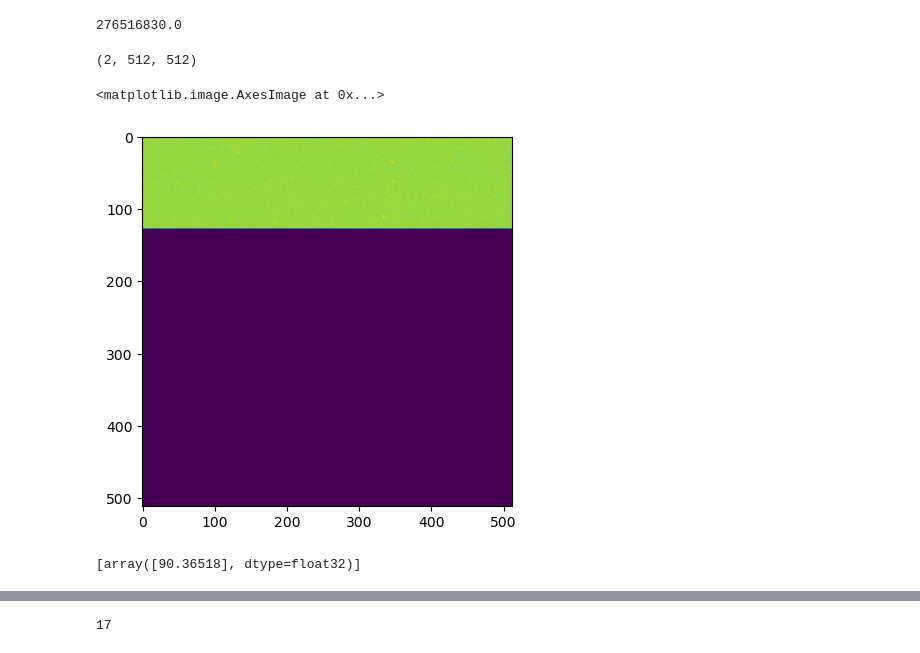
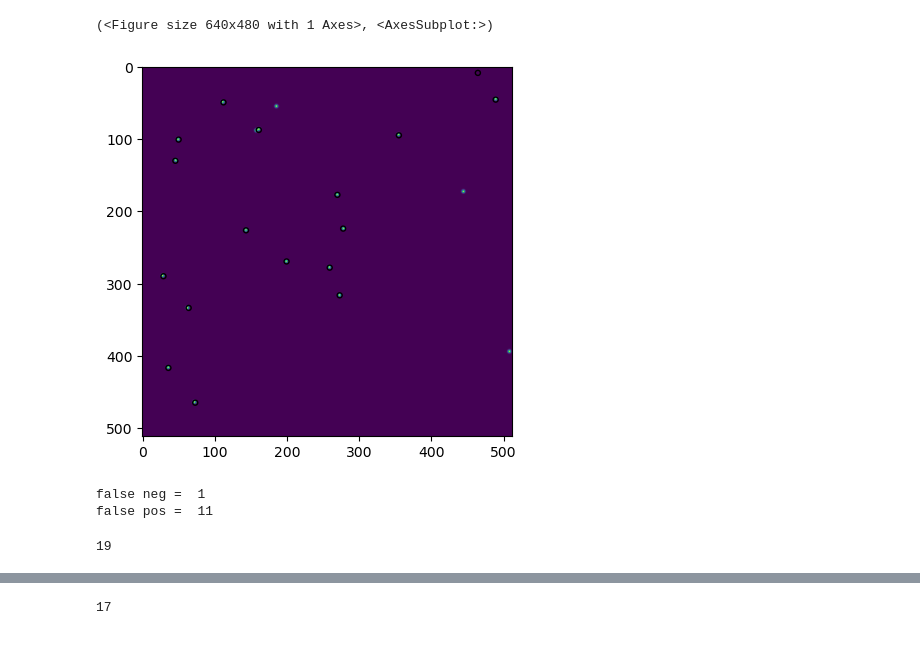
Before and after one commit to amfaber/tracking_optimizations, a Jupyter notebook: gpu-tracking/testing/video_sims/sims.ipynb, the cells around one changed output, grey strips where cells are left out. Cells and saved outputs as stored; diff of their text form; code cells hidden in the pictures.

```diff
--- a/gpu-tracking/testing/video_sims/sims.ipynb
+++ b/gpu-tracking/testing/video_sims/sims.ipynb
@@ -2,36 +2,22 @@
 import numpy as np
 import matplotlib.pyplot as plt
 from subpix_signals import subpix_signals
-import gpu_tracking
+import gpu_tracking as gt
 import trackpy as tp
 import os
 from pathlib import Path
+import pandas as pd
 
-def load_dump(path):
-    type_key = {0: "float32", 1: "uint32", 2: "int32"}
-    for curdir, folders, files in os.walk(path):
-        dumps = [file for file in files if file.startswith("dump")]
-        inds = [int(dump.split(".")[0].replace("dump", "")) for dump in dumps]
-        dumps_inds = list(zip(dumps, inds))
-        dumps_inds.sort(key = lambda x: x[1])
-        datas = []
-        for dump, ind in dumps_inds:
-            with open(Path(curdir) / f"shape{ind}.dump", "rb") as file:
-                shape_type = np.frombuffer(file.read(), dtype = "uint32")
-                shape, type = shape_type[:-1], shape_type[-1]
 
-            with open(Path(curdir) / dump, "rb") as file:
-                data = np.frombuffer(file.read(), dtype = type_key[type])
-            datas.append(data.reshape(shape))
-        return datas
-
-shape = np.array([200, 200])
+shape = np.array([512, 512])
 n_parts = 20
-# pic = np.random.normal(size = shape, dtype = "float32")
-pic = np.zeros(shape, dtype = "float32")
+bg = np.random.normal(size = shape).astype("float32")*50 + 1000
+pic = bg.copy()
+# pic = np.zeros(shape, dtype = "float32")
 parts = np.random.uniform(size = (n_parts, 2))
 parts = parts*(shape - 1).reshape(-1, 2)
-# intensities = np.random.exponential(30, size = parts.shape[0]) + 20
-intensities = 100
-# plt.imshow(subpix_signals(parts, sigmas = 2, picture = pic, intensities = intensities))
-# plt.plot(parts[:, 1], parts[:, 0], "k,")
+intensities = 1500
+pic = subpix_signals(parts, sigmas = np.sqrt(2), picture = pic, intensities = intensities)
+
+parts = pd.DataFrame(parts, columns = ["y", "x"])
+parts["frame"] = 0
@@ -40,17 +23,0 @@ arr = load_dump("../mean_pic")[0]
-# %%
-arr.sum()
-# %% [output]
-276516830.0
-# %%
-load_dump("../mean_pic")[0].shape
-# %% [output]
-(2, 512, 512)
-# %%
-plt.imshow(load_dump("../mean_pic")[0][0])
-# %% [output]
-<matplotlib.image.AxesImage at 0x...>
-[figure, removed]
-# %%
-load_dump("../mean_pic")
-# %% [output]
-[array([90.36518], dtype=float32)]
@@ -56,0 +26,16 @@ load_dump("../mean_pic")
+# %%
+d = 7
+df = gt.batch(pic, d, snr = 1.1, minmass_snr = 0.4, characterize = True, doughnut_correction = True, adaptive_background = 2, smoothing_size = 11)
+gt.annotate_image(pic - bg, df, r = d/2)
+# %% [output]
+(<Figure size 640x480 with 1 Axes>, <AxesSubplot:>)
+[figure, added]
+# %%
+merge = df.merge(parts, on = "particle", how = "outer")
+print("false neg = ", merge["frame_x"].isna().sum())
+print("false pos = ", merge["frame_y"].isna().sum())
+len(merge) - merge["frame_x"].isna().sum() - merge["frame_y"].isna().sum()
+# %% [output]
+false neg =  1
+false pos =  11
+19
```
Also changed, not shown: parts of 7 cells of this notebook, 9 other files.
